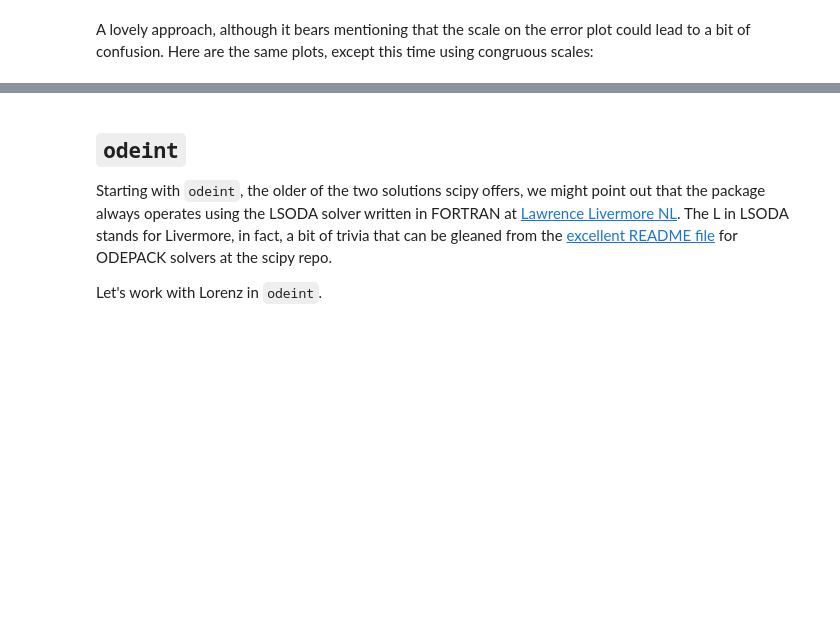
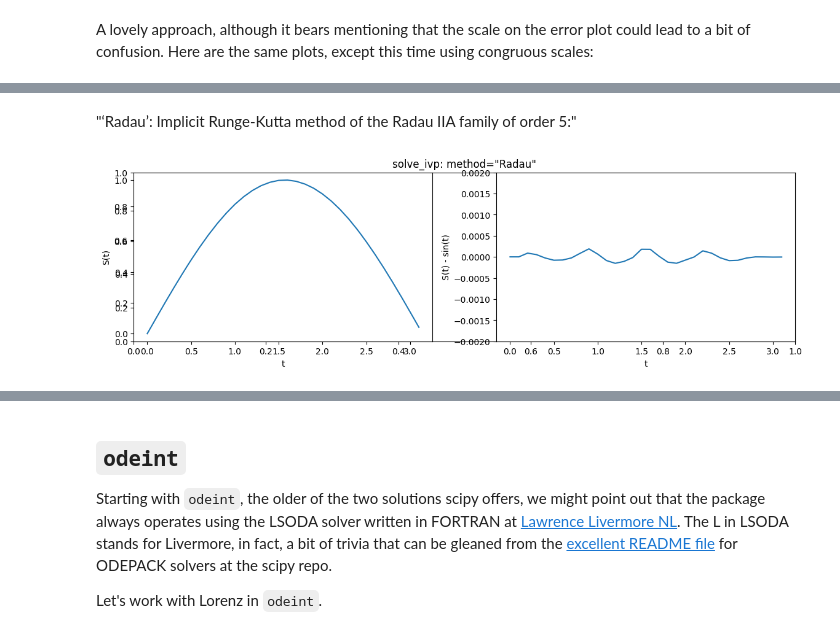
Before and after one commit to peterdresslar/scipy-differential, a Jupyter notebook: ScipyDifferential.ipynb, the cells around one changed output, grey strips where cells are left out. Drawn from its saved outputs; the diff is of its cells as text; code cells hidden in the pictures; blank space fills up the shorter version.

```diff
--- a/ScipyDifferential.ipynb
+++ b/ScipyDifferential.ipynb
@@ -84,0 +109,20 @@ As we can (can't!) see, solve_ivp performs well enough relative to scale for a s
+# %% [markdown]
+"‘Radau’: Implicit Runge-Kutta method of the Radau IIA family of order 5:"
+# %%
+solution_radau = solve_ivp(cos_func, [0, np.pi], [0], method='Radau', t_eval=t_eval)
+
+plt.figure(figsize = (12, 4))
+plt.title('solve_ivp: method="Radau"')
+plt.subplot(121)
+plt.plot(solution_radau.t, solution_radau.y[0])
+plt.xlabel('t')
+plt.ylabel('S(t)')
+plt.subplot(122)
+plt.plot(solution_radau.t, solution_radau.y[0] - np.sin(solution_radau.t))
+plt.xlabel('t')
+plt.ylabel('S(t) - sin(t)')
+plt.ylim(-0.002, 0.002)
+plt.tight_layout()
+plt.show()
+# %% [output]
+[figure, added]
```
Also changed, not shown: parts of 9 cells of this notebook.
